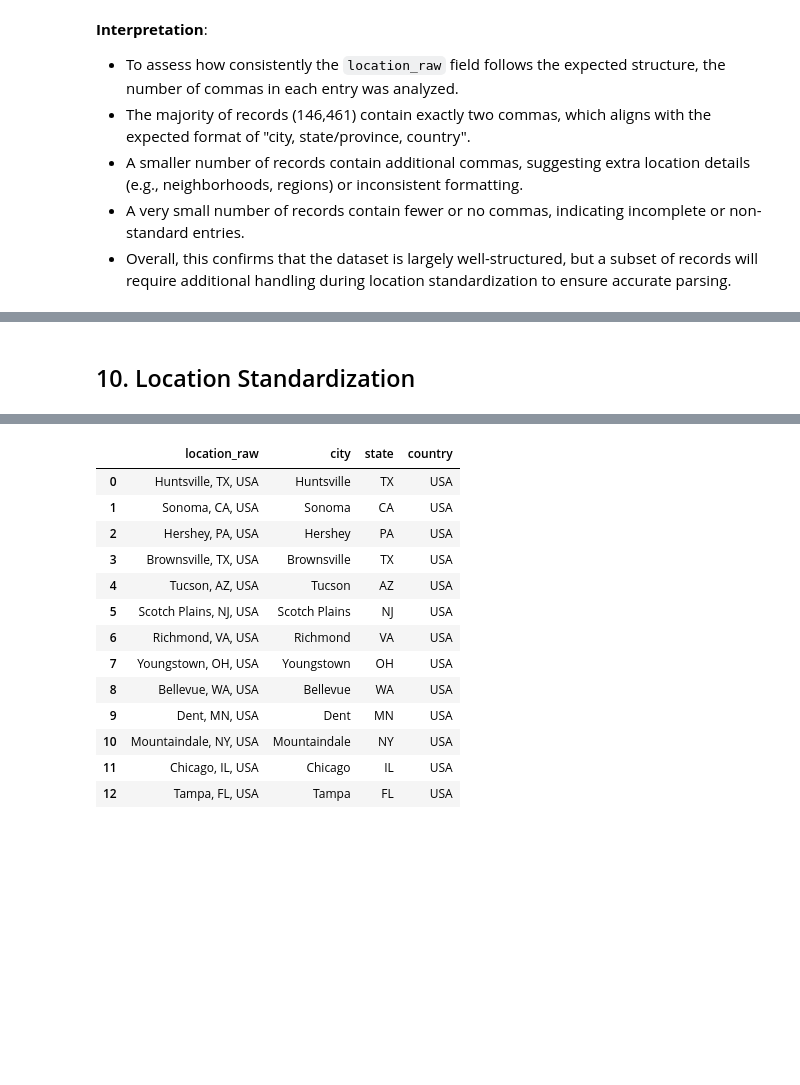
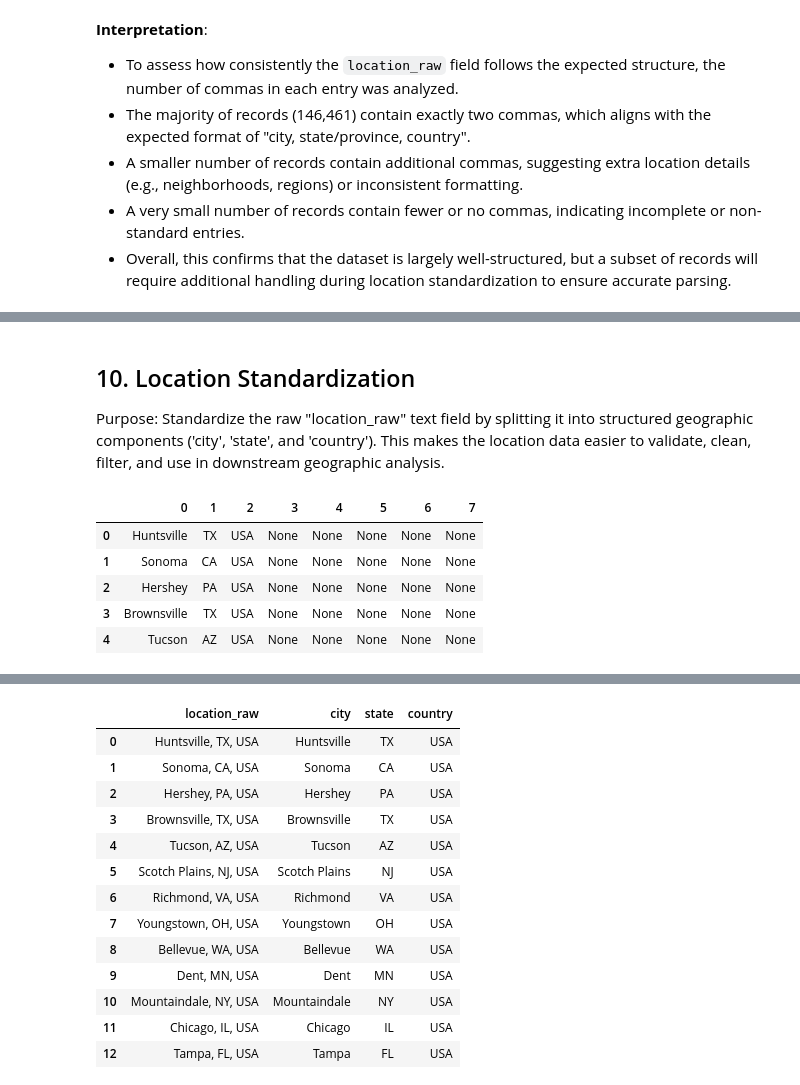
Before and after one commit to S9Den8/ufo-sightings-db, a Jupyter notebook: notebooks/nuforc_initial_exploration.ipynb, the cells around one changed output, grey strips where cells are left out. Drawn from its saved outputs; the diff is of its cells as text; code cells hidden in the pictures; blank space fills up the shorter version.

```diff
--- a/notebooks/nuforc_initial_exploration.ipynb
+++ b/notebooks/nuforc_initial_exploration.ipynb
@@ -329,0 +370,16 @@ memory usage: 4.5+ MB
+# %%
+# Clean and convert observation_date to datetime
+parsed_df["observation_date"] = (
+    parsed_df["observation_date"]
+    .astype(str)
+    .str.replace(" Local", "", regex=False)
+    .str.strip()
+)
+
+parsed_df["observation_date"] = pd.to_datetime(
+    parsed_df["observation_date"],
+    errors="coerce"
+)
+# %%
+# Create year column from parsed dates
+parsed_df["year"] = parsed_df["observation_date"].dt.year.astype("Int64")
@@ -755,2 +934,15 @@ Name: count, dtype: int64
 # %% [markdown]
 ## 10. Location Standardization
+
+Purpose: Standardize the raw "location_raw" text field by splitting it into structured geographic components ('city', 'state', and 'country'). This makes the location data easier to validate, clean, filter, and use in downstream geographic analysis.
+# %%
+# Preview how the raw location field splits into separate components
+location_split = parsed_df["location_raw"].str.split(",", expand=True)
+location_split.head()
+# %% [output]
+|  | 0 | 1 | 2 | 3 | 4 | 5 | 6 | 7 |
+| 0 | Huntsville | TX | USA | None | None | None | None | None |
+| 1 | Sonoma | CA | USA | None | None | None | None | None |
+| 2 | Hershey | PA | USA | None | None | None | None | None |
+| 3 | Brownsville | TX | USA | None | None | None | None | None |
+| 4 | Tucson | AZ | USA | None | None | None | None | None |
```
Also changed, not shown: parts of 100 cells of this notebook, 1 other file.
